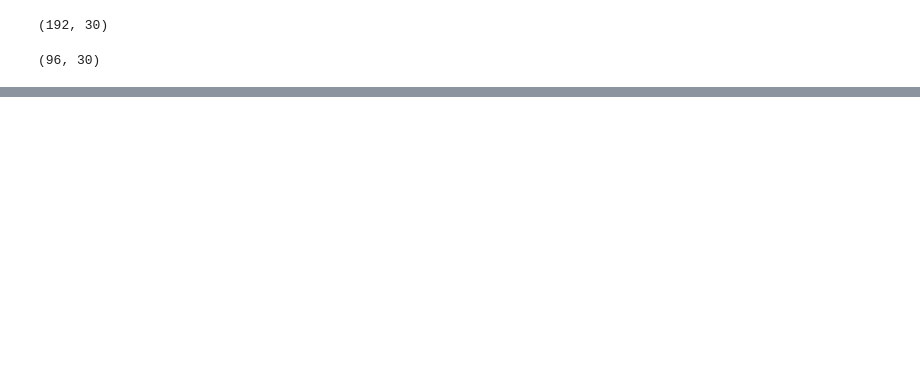
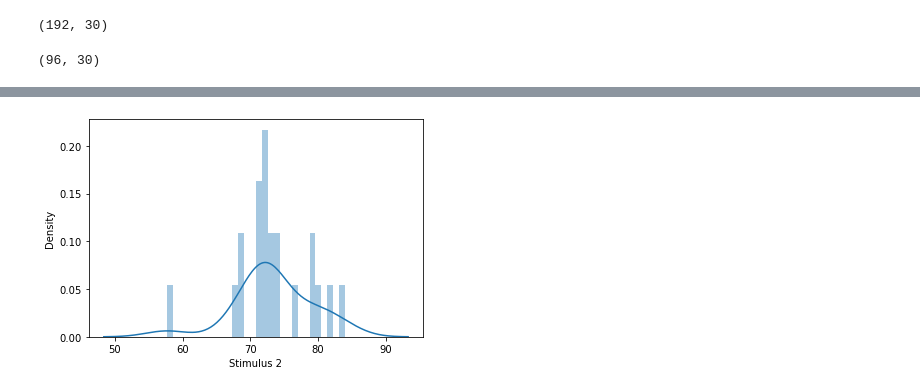
Before and after one commit to maigacribzz/EEG-Biometrics, a Jupyter notebook: Test_Biometrics.ipynb, the cells around one changed output, grey strips where cells are left out. Saved outputs shown, nothing was run; the diff lists cells and outputs as text; code cells hidden in the pictures; blank space fills up the shorter version.

```diff
--- a/Test_Biometrics.ipynb
+++ b/Test_Biometrics.ipynb
@@ -1236,0 +1302,4 @@ df_score
+# %%
+tipss = sns.distplot(df_dist['Stimulus 2'],bins=30)
+# %% [output]
+[figure, added]
```
Also changed, not shown: parts of 66 cells of this notebook.
